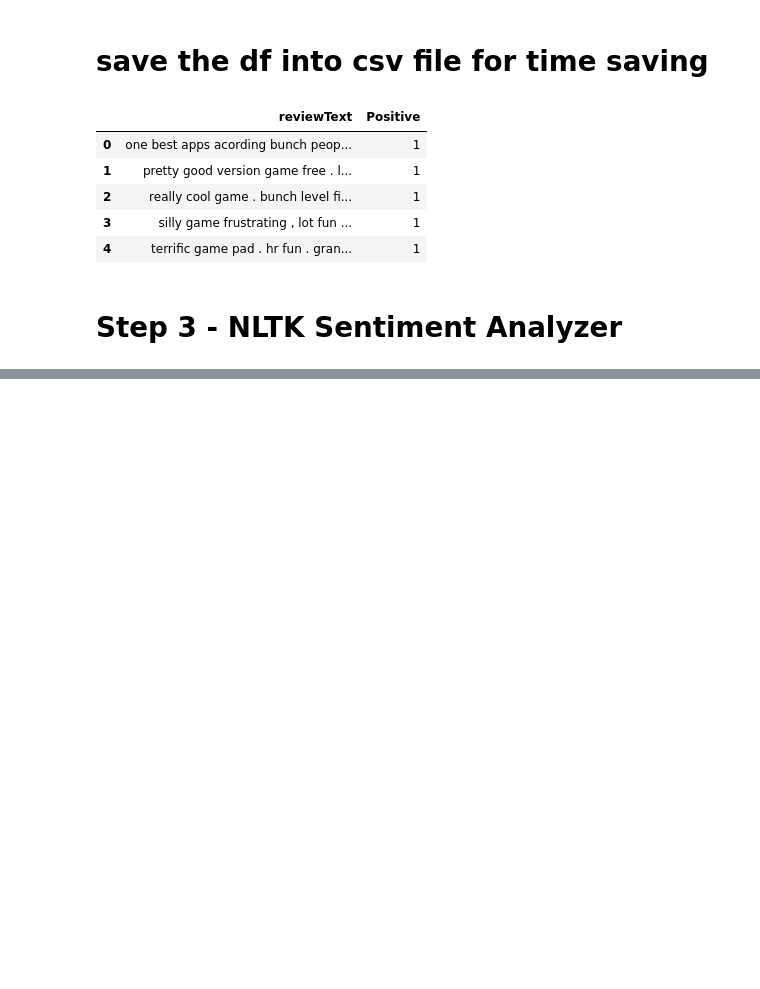
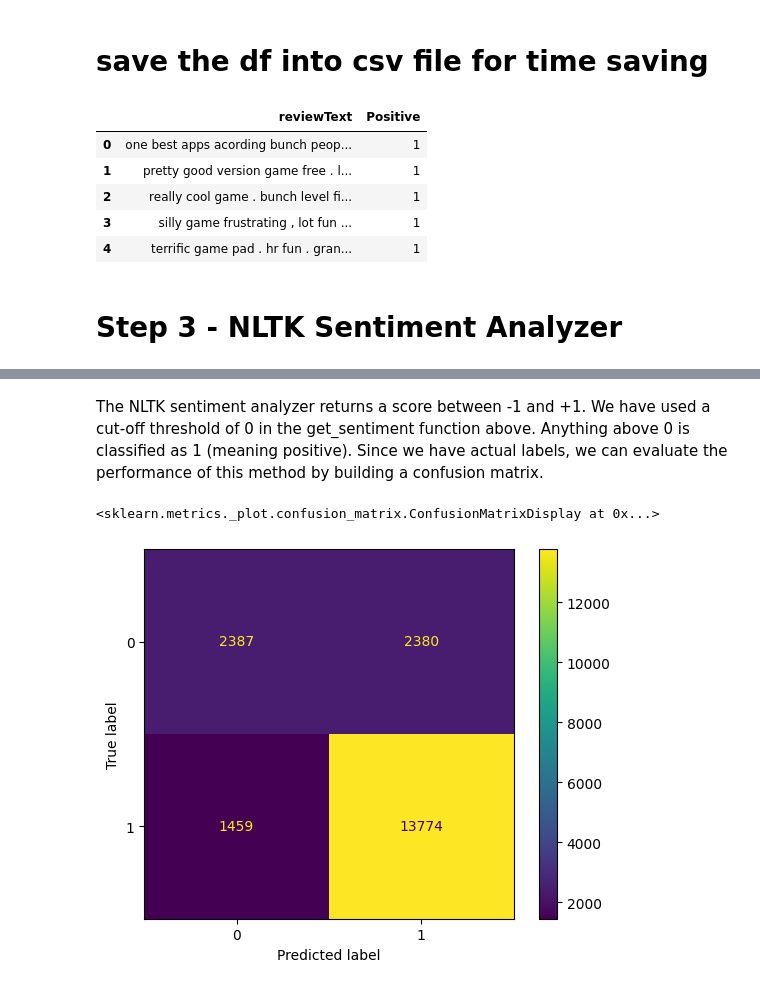
Before and after one commit to Gourab-Pal/Sentiment-Analysis---Amazon-Customer, a Jupyter notebook: analysis.ipynb, the cells around one changed output, grey strips where cells are left out. Drawn from its saved outputs; the diff is of its cells as text; code cells hidden in the pictures; blank space fills up the shorter version.

```diff
--- a/analysis.ipynb
+++ b/analysis.ipynb
@@ -263,0 +272,11 @@ df_loaded.head()
+# %%
+analyzer = SentimentIntensityAnalyzer()
+
+def get_sentiment(text):
+    scores = analyzer.polarity_scores(text)
+    if(scores['compound']>0):
+        return 1
+    else:
+        return 0
+# %%
+df_loaded["sentiment"] = df['reviewText'].apply(get_sentiment)
@@ -263,0 +299,2 @@ df_loaded.head()
+# %% [markdown]
+The NLTK sentiment analyzer returns a score between -1 and +1. We have used a cut-off threshold of 0 in the get_sentiment function above. Anything above 0 is classified as 1 (meaning positive). Since we have actual labels, we can evaluate the performance of this method by building a confusion matrix.
@@ -263,0 +303,6 @@ df_loaded.head()
+# %%
+cm =confusion_matrix(df_loaded['Positive'], df_loaded['sentiment'])
+ConfusionMatrixDisplay(confusion_matrix=cm).plot()
+# %% [output]
+<sklearn.metrics._plot.confusion_matrix.ConfusionMatrixDisplay at 0x...>
+[figure, added]
```
Also changed, not shown: parts of 5 cells of this notebook.
